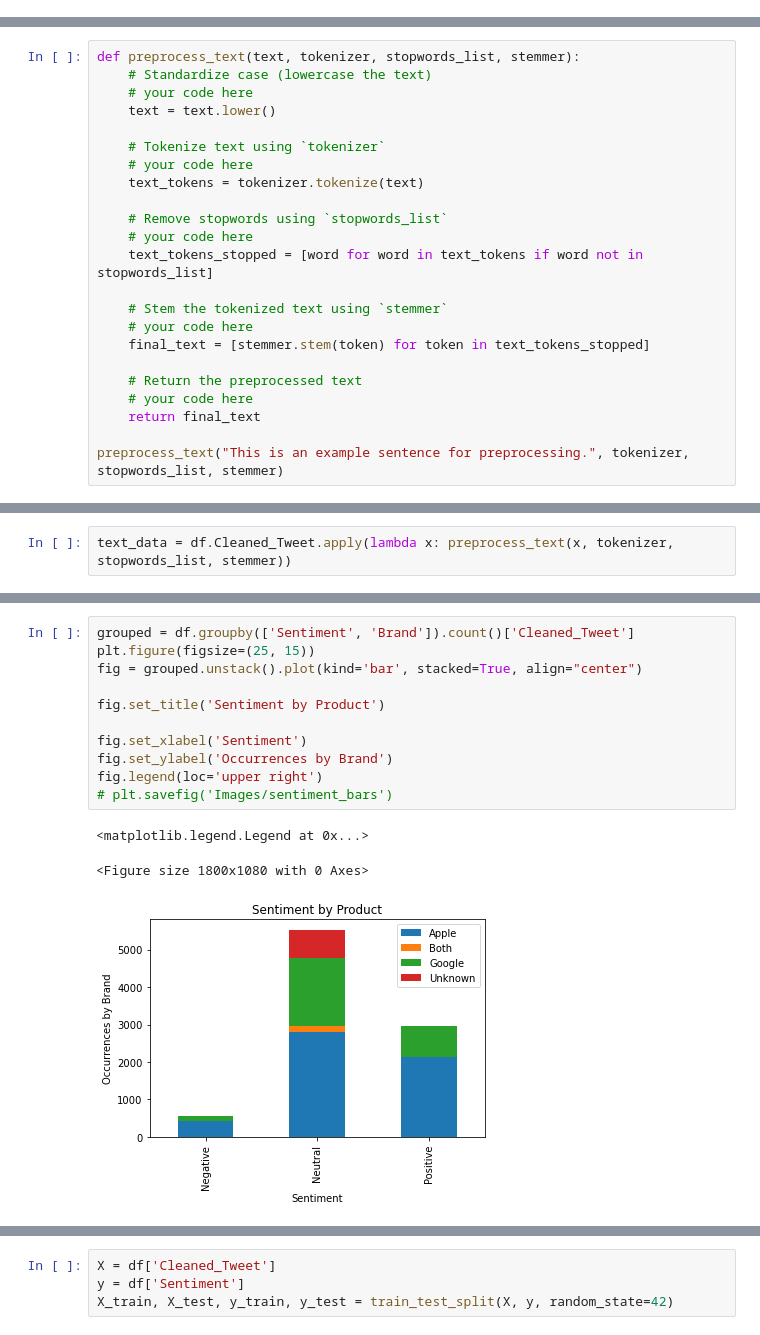
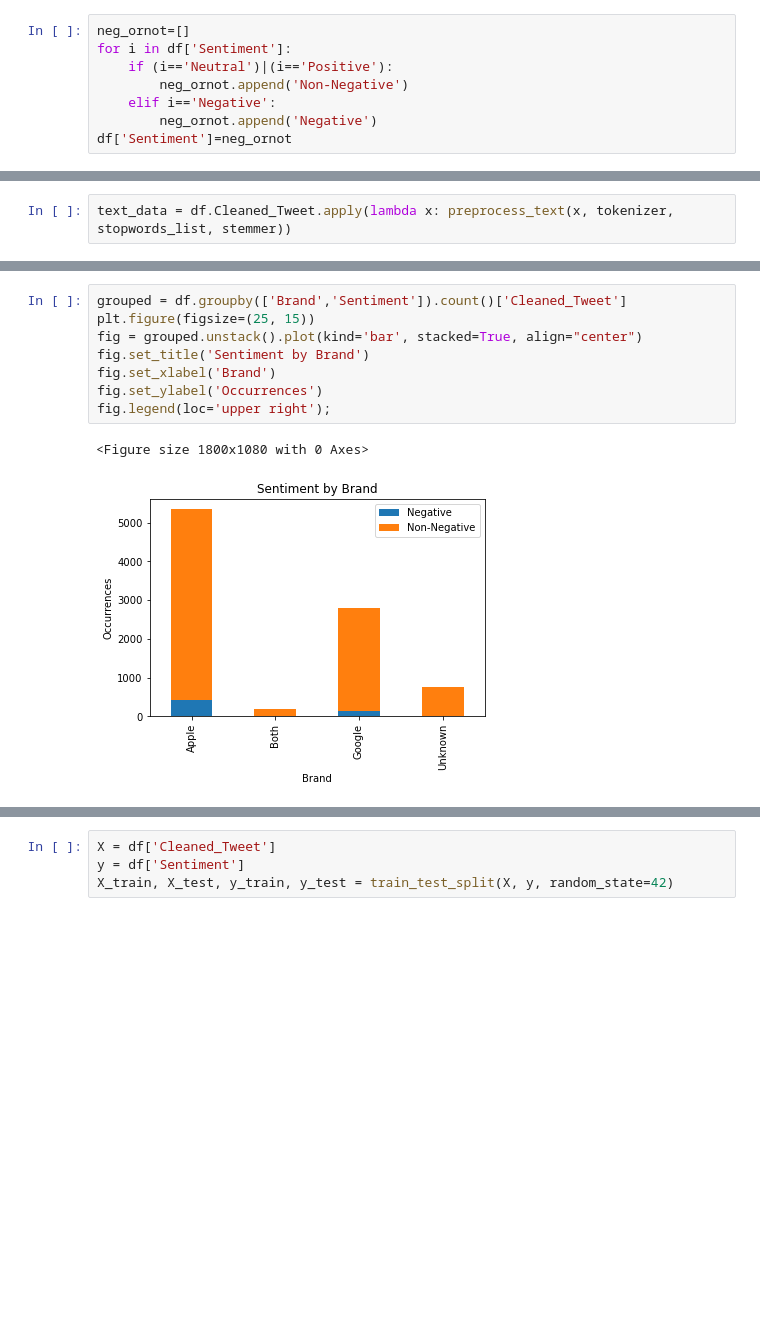
Before and after one commit to drewbycakes/project4, a Jupyter notebook: dataCleaning.ipynb, the cells around one changed output, grey strips where cells are left out. Cells and saved outputs as stored; diff of their text form; blank space fills up the shorter version.

```diff
--- a/dataCleaning.ipynb
+++ b/dataCleaning.ipynb
@@ -47 +49,9 @@ Negative     569
 Name: Sentiment, dtype: int64
+# %%
+neg_ornot=[]
+for i in df['Sentiment']:
+    if (i=='Neutral')|(i=='Positive'):
+        neg_ornot.append('Non-Negative')
+    elif i=='Negative':
+        neg_ornot.append('Negative')
+df['Sentiment']=neg_ornot
@@ -114,26 +130,3 @@ memory usage: 674.3+ KB
-# %%
-def preprocess_text(text, tokenizer, stopwords_list, stemmer):
-    # Standardize case (lowercase the text)
-    # your code here
-    text = text.lower()
-
-    # Tokenize text using `tokenizer`
-    # your code here
-    text_tokens = tokenizer.tokenize(text)
-
-    # Remove stopwords using `stopwords_list`
-    # your code here
-    text_tokens_stopped = [word for word in text_tokens if word not in stopwords_list]
-
-    # Stem the tokenized text using `stemmer`
-    # your code here
-    final_text = [stemmer.stem(token) for token in text_tokens_stopped]
-
-    # Return the preprocessed text
-    # your code here
-    return final_text
-
-preprocess_text("This is an example sentence for preprocessing.", tokenizer, stopwords_list, stemmer)
 # %%
 def tweet_cleaner(tweet):
     twtr_stopwords = ['rt','rts','retweet','quot','sxsw', 'amp']
@@ -260,15 +264,11 @@ df.head()
 # %%
-grouped = df.groupby(['Sentiment', 'Brand']).count()['Cleaned_Tweet']
+grouped = df.groupby(['Brand','Sentiment']).count()['Cleaned_Tweet']
 plt.figure(figsize=(25, 15))
 fig = grouped.unstack().plot(kind='bar', stacked=True, align="center")
-
-fig.set_title('Sentiment by Product')
-
-fig.set_xlabel('Sentiment')
-fig.set_ylabel('Occurrences by Brand')
-fig.legend(loc='upper right')
-# plt.savefig('Images/sentiment_bars')
+fig.set_title('Sentiment by Brand')
+fig.set_xlabel('Brand')
+fig.set_ylabel('Occurrences')
+fig.legend(loc='upper right');
 # %% [output]
-<matplotlib.legend.Legend at 0x...>
+<Figure size 1800x1080 with 0 Axes>
-<Figure size 1800x1080 with 0 Axes>
-[figure, old version]
+[figure, new version]
```
Also changed, not shown: parts of 25 cells of this notebook.
